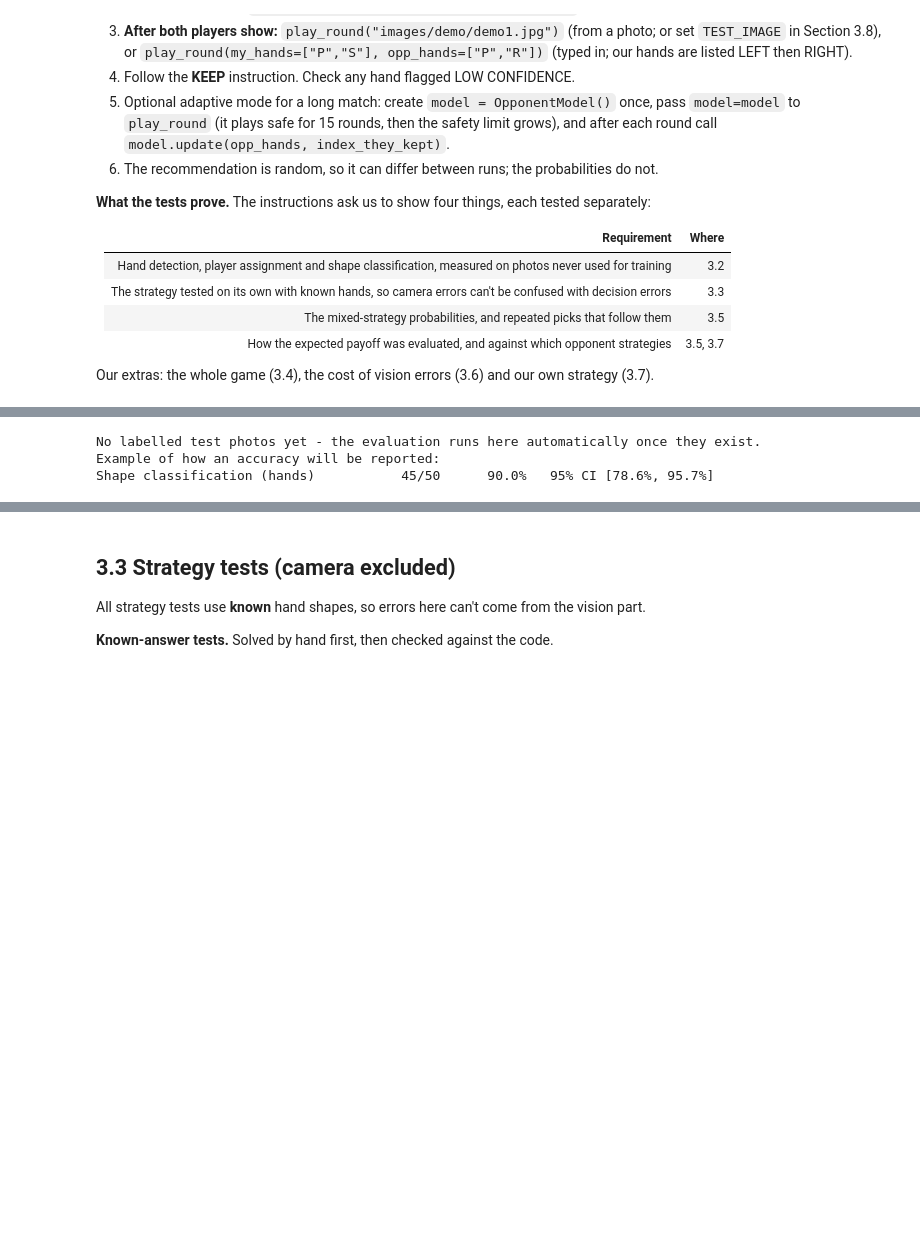
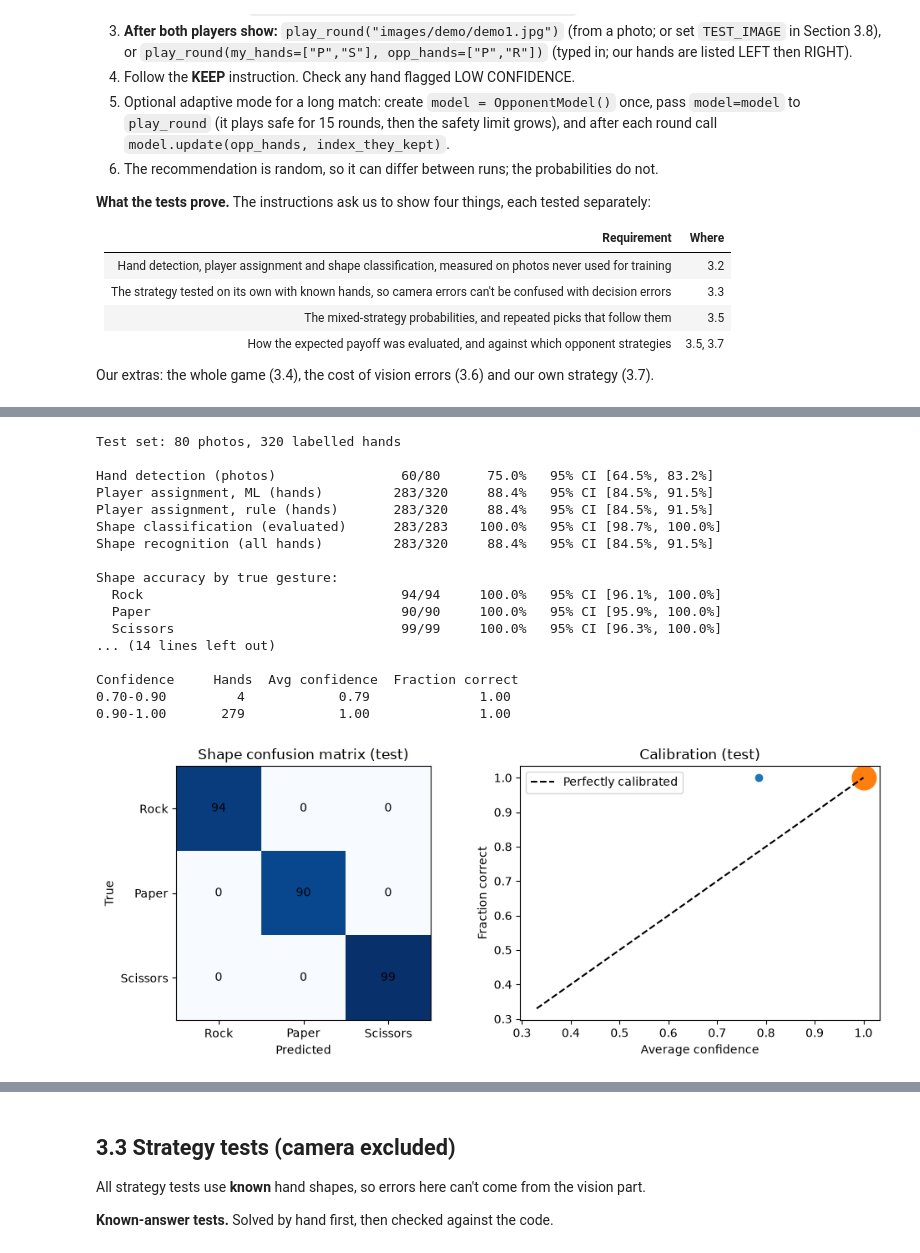
Before and after one commit to Kristina-Kojic/3350-AISE, a Jupyter notebook: RPS1_Project_Report.ipynb, the cells around one changed output, grey strips where cells are left out. Cells and saved outputs as stored; diff of their text form; code cells hidden in the pictures; blank space fills up the shorter version.

Commit message:
Implemented gesture classification, model evaluation, and report sections

```diff
--- a/RPS1_Project_Report.ipynb
+++ b/RPS1_Project_Report.ipynb
@@ -449,10 +465,15 @@ def labelled_photos_exist(split):
 
 
 if labelled_photos_exist("train"):
-    train_hands, train_owners, train_shapes, _ = load_labelled_hands("train")
+    train_hands, train_owners, train_shapes, train_photo_ids = load_labelled_hands("train")
+
     print(f"Training on {len(train_hands)} labelled hands")
+    print(f"From {len(set(train_photo_ids))} unique photographs")
+
     OWNER_MODEL = train_owner_model(train_hands, train_owners)
-    SHAPE_MODEL = train_shape_model(train_hands, train_shapes)
+    SHAPE_MODEL = train_shape_model(
+        train_hands, train_shapes, groups=train_photo_ids
+    )
 else:
     print("No labelled training photos yet (or no hand model): vision classifiers not trained.")
     print("The strategy still works with typed-in hands; see 'STILL TO FINISH'.")
@@ -1140,6 +1207,8 @@ def evaluate_vision(split="test"):
     rows = [r for r in csv.DictReader(open(HAND_LABELS)) if r["split"] == split]
     photos = sorted({r["filename"] for r in rows})
     det_ok = owner_ok = rule_ok = shape_ok = photo_ok = n_hands = 0
+    shape_scored = 0
+    shape_by_class = {s: [0, 0] for s in SHAPES}
     by_shape = {s: [0, 0, 0] for s in SHAPES}         # [ML correct, rule correct, total]
     conditions = {}
     if PHOTO_INFO.exists():
@@ -1164,6 +1233,7 @@ def evaluate_vision(split="test"):
             if i >= len(found):
                 all_right = False
                 continue
+            shape_scored += 1
             is_ours = r["owner"] == "us"
             owner_ok += (i in picked) == is_ours
             rule_ok += upright_rule(found[i]) == is_ours
@@ -1173,7 +1243,10 @@ def evaluate_vision(split="test"):
             counts[2] += 1
             probs = SHAPE_MODEL.predict_proba([shape_features(found[i])])[0]
             pred = SHAPE_MODEL.classes_[np.argmax(probs)]
-            shape_ok += pred == r["shape"]
+            is_correct = pred == r["shape"]
+            shape_ok += is_correct
+            shape_by_class[r["shape"]][0] += int(is_correct)
+            shape_by_class[r["shape"]][1] += 1
             light = by_light.setdefault(conditions.get(filename, "not recorded"), [0, 0])
             light[0] += pred == r["shape"]
             light[1] += 1
@@ -1187,7 +1260,14 @@ def evaluate_vision(split="test"):
     print_accuracy("Hand detection (photos)", det_ok, len(photos))
     print_accuracy("Player assignment, ML (hands)", owner_ok, n_hands)
     print_accuracy("Player assignment, rule (hands)", rule_ok, n_hands)
-    print_accuracy("Shape classification (hands)", shape_ok, n_hands)
+    print_accuracy("Shape classification (evaluated)", shape_ok, shape_scored)
+    print_accuracy("Shape recognition (all hands)", shape_ok, n_hands)
+
+    print("\nShape accuracy by true gesture:")
+    for s in SHAPES:
+        correct, total = shape_by_class[s]
+        if total > 0:
+            print_accuracy(f"  {NAMES[s]}", correct, total)
     print_accuracy("Whole photo correct (photos)", photo_ok, len(photos))
 
     print("\nPlayer assignment by true shape (do fists work?):")
@@ -1210,36 +1290,51 @@ def evaluate_vision(split="test"):
         for b in range(3):
             ax1.text(b, a, confusion[a, b], ha="center", va="center")
     ax1.set_title("Shape confusion matrix (test)")
 
     confidences, correct_flags = np.array(confidences), np.array(correct_flags)
     bins = [(0.33, 0.5), (0.5, 0.7), (0.7, 0.9), (0.9, 1.01)]
     print(f"\n{'Confidence':<14}{'Hands':>6}{'Avg confidence':>16}{'Fraction correct':>18}")
     for lo, hi in bins:
         inside = (confidences >= lo) & (confidences < hi)
         if inside.sum():
             print(f"{lo:.2f}-{min(hi, 1):.2f}{inside.sum():>10}{confidences[inside].mean():>16.2f}"
                   f"{correct_flags[inside].mean():>18.2f}")
             ax2.plot(confidences[inside].mean(), correct_flags[inside].mean(), "o", ms=4 + inside.sum() ** 0.5)
     ax2.plot([0.33, 1], [0.33, 1], "k--", label="Perfectly calibrated")
     ax2.set_xlabel("Average confidence")
     ax2.set_ylabel("Fraction correct")
     ax2.set_title("Calibration (test)")
     ax2.legend()
     plt.tight_layout()
     plt.show()
     return {"shape_accuracy": shape_ok / max(n_hands, 1), "confusion": confusion}
 
 
 if labelled_photos_exist("test") and OWNER_MODEL is not None:
     vision_results = evaluate_vision("test")
 else:
     print("No labelled test photos yet - the evaluation runs here automatically once they exist.")
     print("Example of how an accuracy will be reported:")
     print_accuracy("Shape classification (hands)", 45, 50)
 # %% [output]
-No labelled test photos yet - the evaluation runs here automatically once they exist.
-Example of how an accuracy will be reported:
-Shape classification (hands)           45/50      90.0%   95% CI [78.6%, 95.7%]
+Test set: 80 photos, 320 labelled hands
+
+Hand detection (photos)                60/80      75.0%   95% CI [64.5%, 83.2%]
+Player assignment, ML (hands)         283/320     88.4%   95% CI [84.5%, 91.5%]
+Player assignment, rule (hands)       283/320     88.4%   95% CI [84.5%, 91.5%]
+Shape classification (evaluated)      283/283    100.0%   95% CI [98.7%, 100.0%]
+Shape recognition (all hands)         283/320     88.4%   95% CI [84.5%, 91.5%]
+
+Shape accuracy by true gesture:
+  Rock                                 94/94     100.0%   95% CI [96.1%, 100.0%]
+  Paper                                90/90     100.0%   95% CI [95.9%, 100.0%]
+  Scissors                             99/99     100.0%   95% CI [96.3%, 100.0%]
+... (14 lines left out)
+
+Confidence     Hands  Avg confidence  Fraction correct
+0.70-0.90         4            0.79              1.00
+0.90-1.00       279            1.00              1.00
+[figure, added]
 # %%
 # ============================================================================
 # Where does the vision fail? Error analysis on the TEST photos
```
Also changed, not shown: parts of 14 cells of this notebook.
